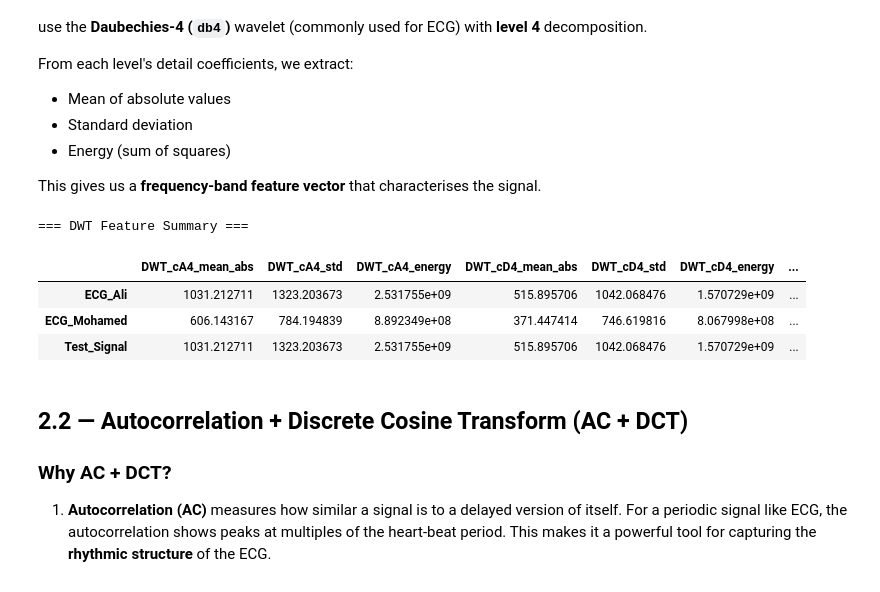
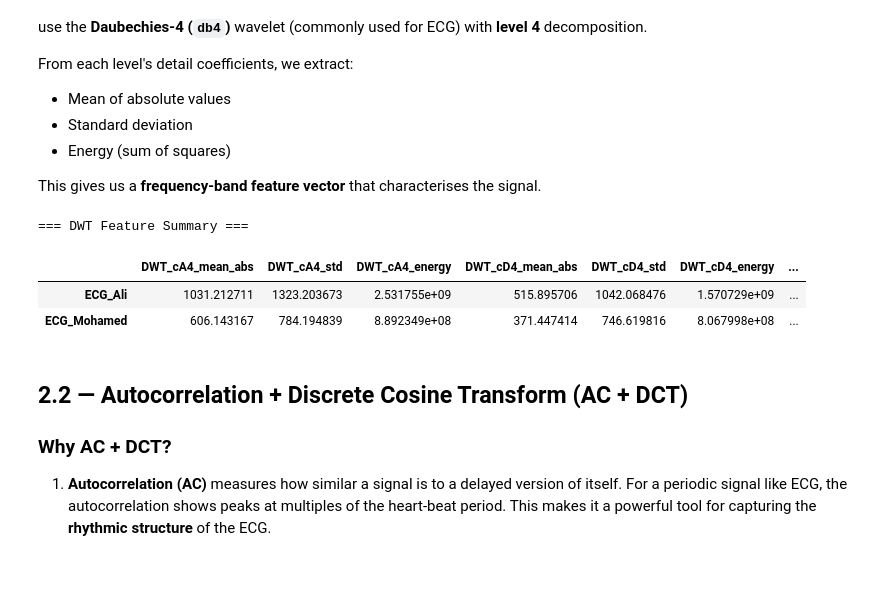
Before and after one commit to Kero-83/hci-tasks, a Jupyter notebook: Task 2/ECG_Signal_Processing.ipynb, the cells around one changed output. Drawn from its saved outputs; the diff is of its cells as text; code cells hidden in the pictures.

```diff
--- a/Task 2/ECG_Signal_Processing.ipynb
+++ b/Task 2/ECG_Signal_Processing.ipynb
@@ -411,20 +410,19 @@ def extract_dwt_features(signal, wavelet='db4', level=4):
 # %%
 # ── Extract DWT features ─────────────────────────────────────────────
 dwt_ali     = extract_dwt_features(ecg_ali_filt)
 dwt_mohamed = extract_dwt_features(ecg_mohamed_filt)
 dwt_test    = extract_dwt_features(ecg_test_filt)
 
-dwt_df = pd.DataFrame([dwt_ali, dwt_mohamed, dwt_test],
-                       index=['ECG_Ali', 'ECG_Mohamed', 'Test_Signal'])
+dwt_df = pd.DataFrame([dwt_ali, dwt_mohamed],
+                       index=['ECG_Ali', 'ECG_Mohamed'])
 
 print("=== DWT Feature Summary ===")
 dwt_df
 # %% [output]
 === DWT Feature Summary ===
 |  | DWT_cA4_mean_abs | DWT_cA4_std | DWT_cA4_energy | DWT_cD4_mean_abs | DWT_cD4_std | DWT_cD4_energy | ... |
 | ECG_Ali | 1031.212711 | 1323.203673 | 2.531755e+09 | 515.895706 | 1042.068476 | 1.570729e+09 | ... |
 | ECG_Mohamed | 606.143167 | 784.194839 | 8.892349e+08 | 371.447414 | 746.619816 | 8.067998e+08 | ... |
-| Test_Signal | 1031.212711 | 1323.203673 | 2.531755e+09 | 515.895706 | 1042.068476 | 1.570729e+09 | ... |
 # %% [markdown]
 ## 2.2 — Autocorrelation + Discrete Cosine Transform (AC + DCT)
 
```
Also changed, not shown: parts of 6 cells of this notebook, 1 other file.
